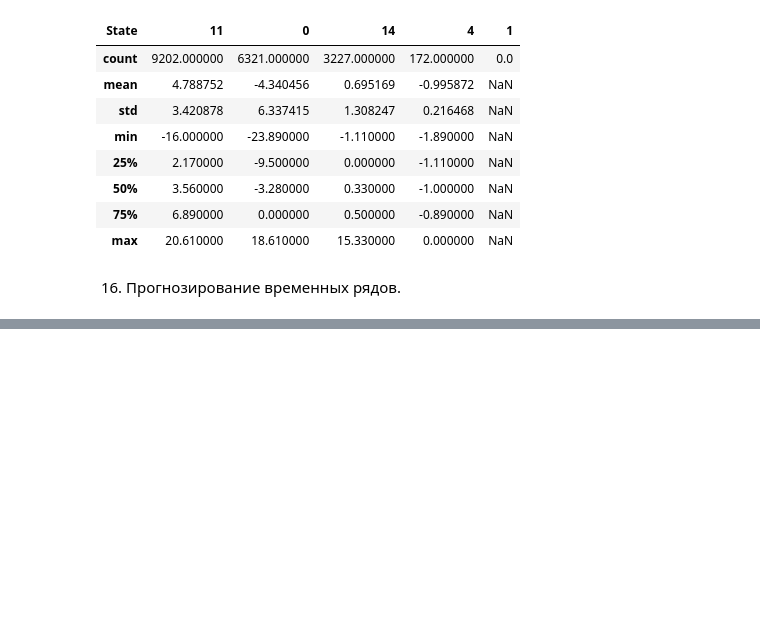
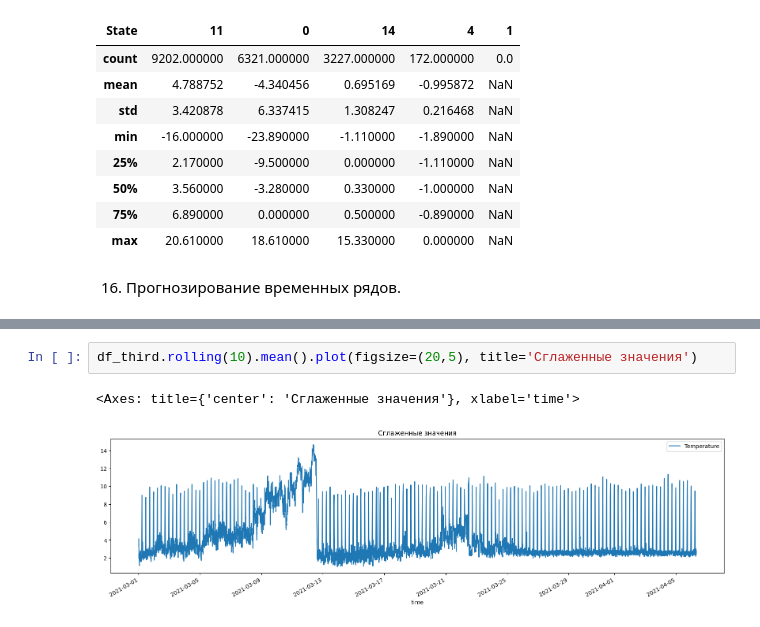
Before and after one commit to Lil-Poha/analise_data, a Jupyter notebook: 2_task/task2.ipynb, the cells around one changed output, grey strips where cells are left out. Drawn from its saved outputs; the diff is of its cells as text; blank space fills up the shorter version.

```diff
--- a/2_task/task2.ipynb
+++ b/2_task/task2.ipynb
@@ -481,0 +507,5 @@ df_stats_second
+# %%
+df_third.rolling(10).mean().plot(figsize=(20,5), title='Сглаженные значения')
+# %% [output]
+<Axes: title={'center': 'Сглаженные значения'}, xlabel='time'>
+[figure, added]
```
Also changed, not shown: parts of 7 cells of this notebook, 1 other file.
